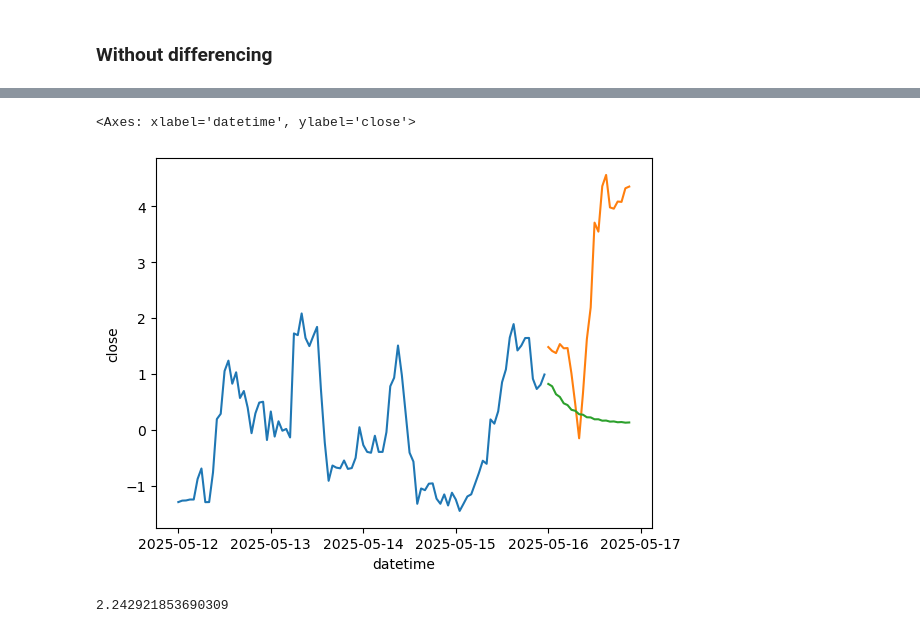
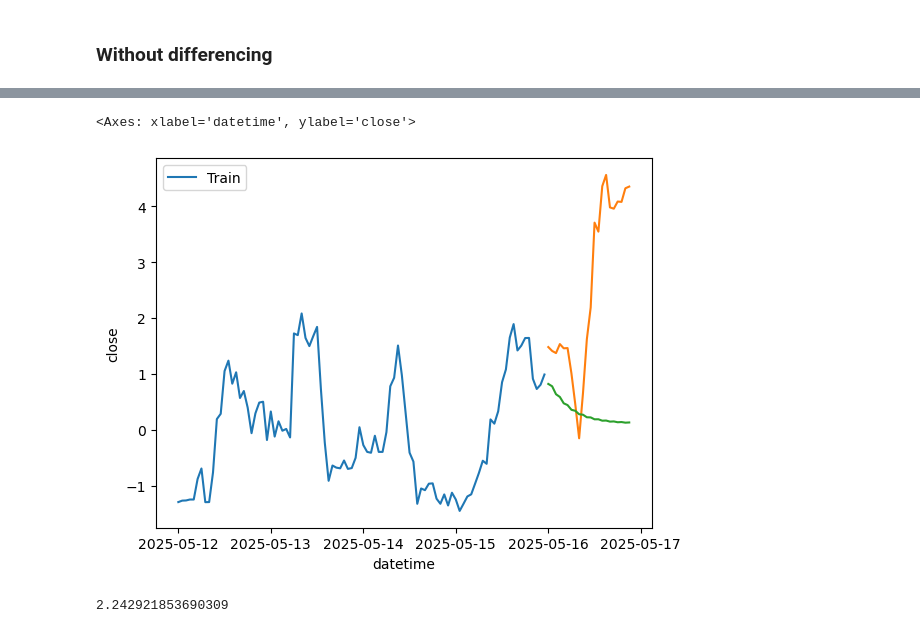
Before and after one commit to kacperfin/forex-prediction-pipeline, a Jupyter notebook: arima_prediction.ipynb, the cells around one changed output, grey strips where cells are left out. Cells and saved outputs as stored; diff of their text form; code cells hidden in the pictures.

```diff
--- a/arima_prediction.ipynb
+++ b/arima_prediction.ipynb
@@ -378,12 +384,12 @@ Warnings:
 n_periods = 22
 forecast, conf_int = arima.predict(n_periods=n_periods, return_conf_int=True, X=test[['fear_greed_24']])
 # %%
-sns.lineplot(train.close)
+sns.lineplot(train.close, label='Train')
 sns.lineplot(test.close)
 sns.lineplot(forecast)
 # %% [output]
 <Axes: xlabel='datetime', ylabel='close'>
-[figure, old version]
+[figure, new version]
 # %%
 mean_absolute_error(test.close, forecast)
 # %% [output]
```
Also changed, not shown: parts of 4 cells of this notebook.
